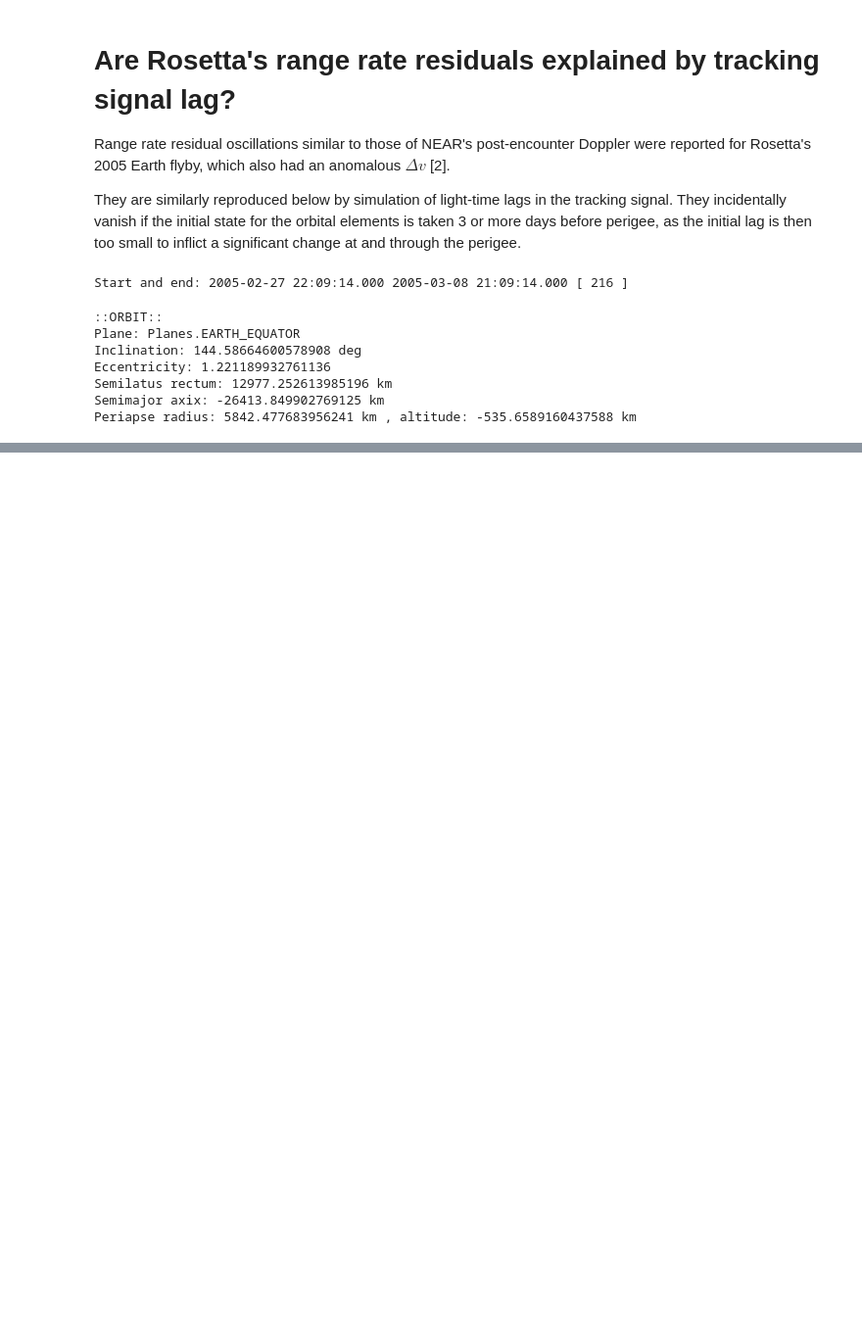
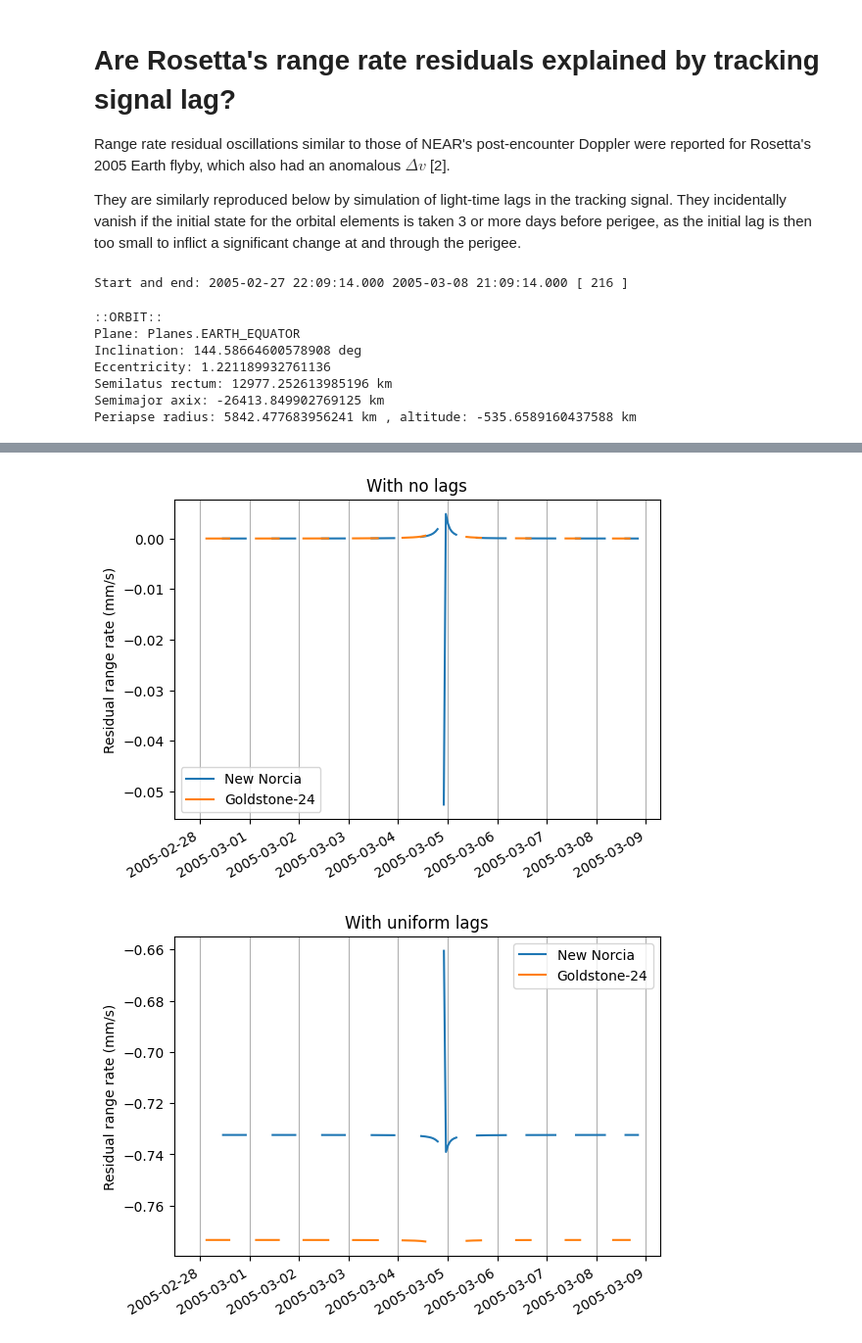
Before and after one commit to earthshrink/anomaly-sim, a Jupyter notebook: rosetta/rosetta_sim_approach_rangerate.ipynb, the cells around one changed output, grey strips where cells are left out. Shown at 98% size. Cells and saved outputs as stored; diff of their text form; code cells hidden in the pictures; blank space fills up the shorter version.

```diff
--- a/rosetta/rosetta_sim_approach_rangerate.ipynb
+++ b/rosetta/rosetta_sim_approach_rangerate.ipynb
@@ -225,0 +226,12 @@ Periapse radius: 5842477.68395624 m , altitude: -535658.9160437593 m
+# %%
+ylim = None
+
+plot_residual(epochs[:-1], base_residual, 'With no lags', 'Residual range rate (mm/s)', ylim)
+plot_residual(epochs[:-1], const_residual, 'With uniform lags', 'Residual range rate (mm/s)', ylim)
+plt = plot_residual(epochs[:-1], lt_residual, 'Without station acceleration', 'Residual range rate (mm/s)', ylim)
+plt.savefig('rosetta_sim_rangerate_nostation-full.pdf', bbox_inches='tight')
+plt = plot_residual(epochs[:-1], full_residual, 'With station acceleration', 'Residual range rate (mm/s)', ylim)
+plt.savefig('rosetta_sim_rangerate_withstation-full.pdf', bbox_inches='tight')
+# %% [output]
+[figure, added]
+[figure, added]
```
Also changed, not shown: parts of 8 cells of this notebook.
